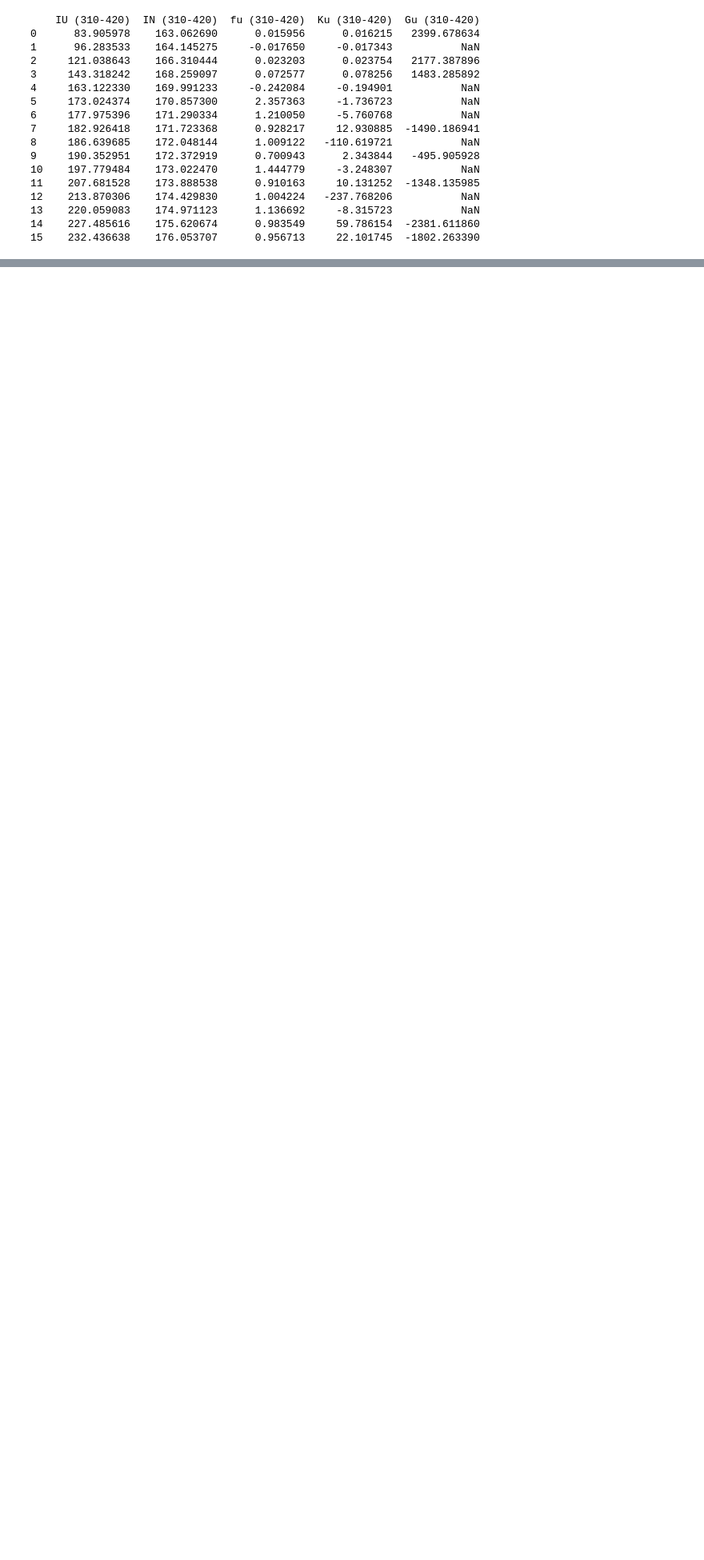
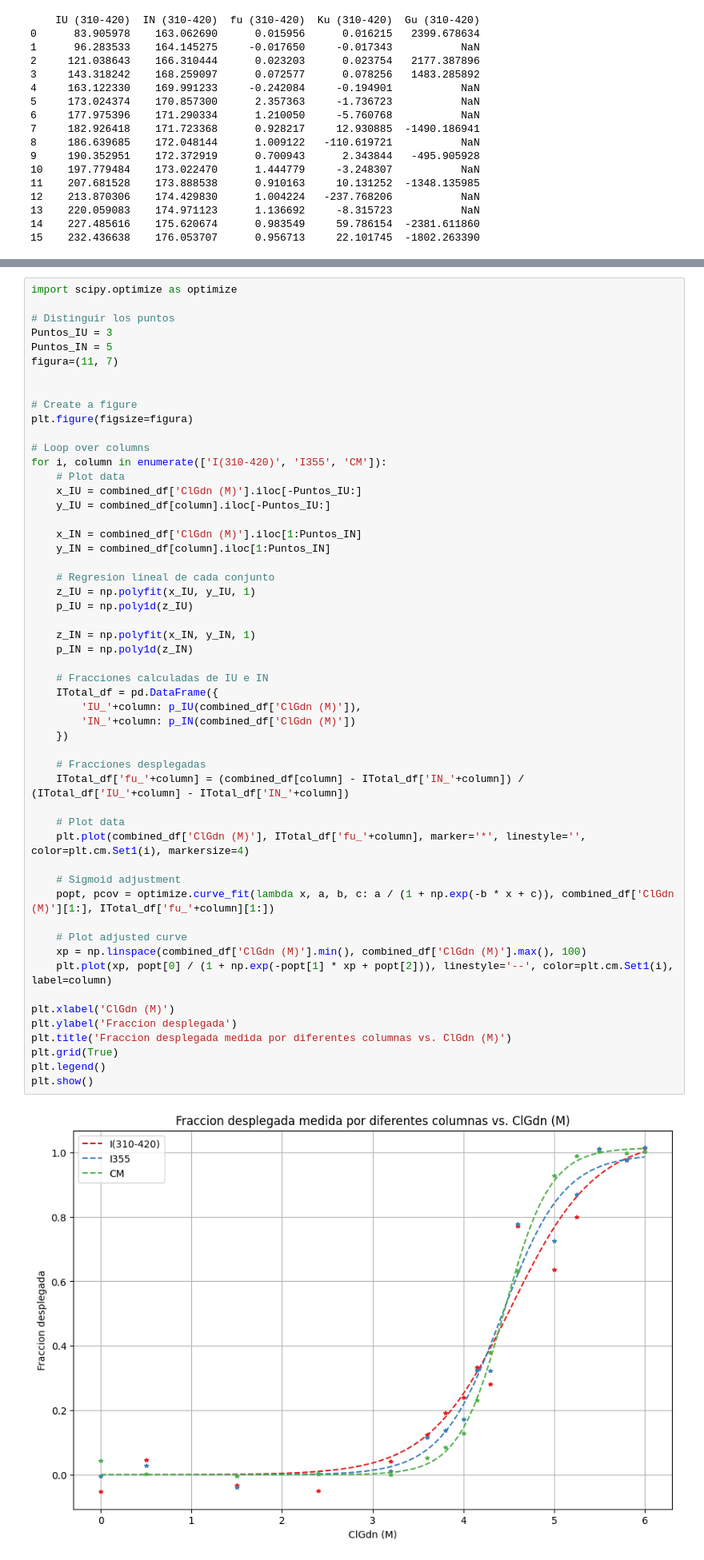
Before and after one commit to Juan-Cruz-P/QB2B-TP2, a Jupyter notebook: analisis.ipynb, the cells around one changed output, grey strips where cells are left out. Shown at 80% size. Drawn from its saved outputs; the diff is of its cells as text; blank space fills up the shorter version.

```diff
--- a/analisis.ipynb
+++ b/analisis.ipynb
@@ -311,0 +428,55 @@ for column in ['I(310-420)', 'I355', 'CM']:
+# %%
+import scipy.optimize as optimize
+
+# Distinguir los puntos
+Puntos_IU = 3
+Puntos_IN = 5
+figura=(11, 7)
+
+
+# Create a figure
+plt.figure(figsize=figura)
+
+# Loop over columns
+for i, column in enumerate(['I(310-420)', 'I355', 'CM']):
+    # Plot data
+    x_IU = combined_df['ClGdn (M)'].iloc[-Puntos_IU:]
+    y_IU = combined_df[column].iloc[-Puntos_IU:]
+
+    x_IN = combined_df['ClGdn (M)'].iloc[1:Puntos_IN]
+    y_IN = combined_df[column].iloc[1:Puntos_IN]
+
+    # Regresion lineal de cada conjunto
+    z_IU = np.polyfit(x_IU, y_IU, 1)
+    p_IU = np.poly1d(z_IU)
+
+    z_IN = np.polyfit(x_IN, y_IN, 1)
+    p_IN = np.poly1d(z_IN)
+
+    # Fracciones calculadas de IU e IN
+    ITotal_df = pd.DataFrame({
+        'IU_'+column: p_IU(combined_df['ClGdn (M)']),
+        'IN_'+column: p_IN(combined_df['ClGdn (M)'])
+    })
+
+    # Fracciones desplegadas
+    ITotal_df['fu_'+column] = (combined_df[column] - ITotal_df['IN_'+column]) / (ITotal_df['IU_'+column] - ITotal_df['IN_'+column])
+
+    # Plot data
+    plt.plot(combined_df['ClGdn (M)'], ITotal_df['fu_'+column], marker='*', linestyle='', color=plt.cm.Set1(i), markersize=4)
+
+    # Sigmoid adjustment
+    popt, pcov = optimize.curve_fit(lambda x, a, b, c: a / (1 + np.exp(-b * x + c)), combined_df['ClGdn (M)'][1:], ITotal_df['fu_'+column][1:])
+
+    # Plot adjusted curve
+    xp = np.linspace(combined_df['ClGdn (M)'].min(), combined_df['ClGdn (M)'].max(), 100)
+    plt.plot(xp, popt[0] / (1 + np.exp(-popt[1] * xp + popt[2])), linestyle='--', color=plt.cm.Set1(i), label=column)
+
+plt.xlabel('ClGdn (M)')
+plt.ylabel('Fraccion desplegada')
+plt.title('Fraccion desplegada medida por diferentes columnas vs. ClGdn (M)')
+plt.grid(True)
+plt.legend()
+plt.show()
+# %% [output]
+[figure, added]
```
Also changed, not shown: parts of 3 cells of this notebook.
